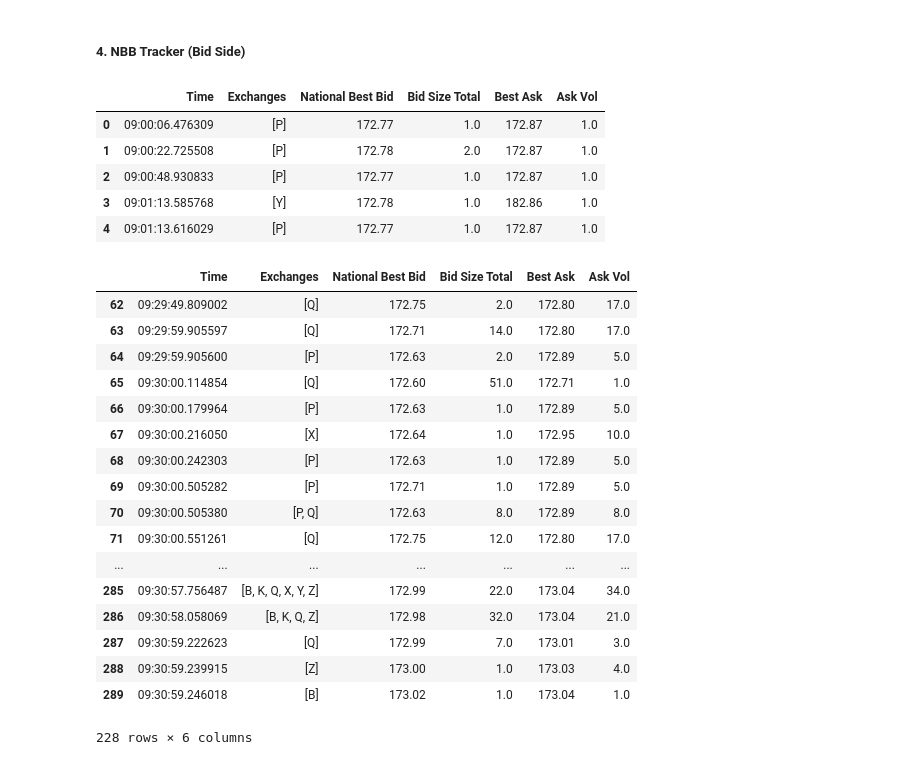
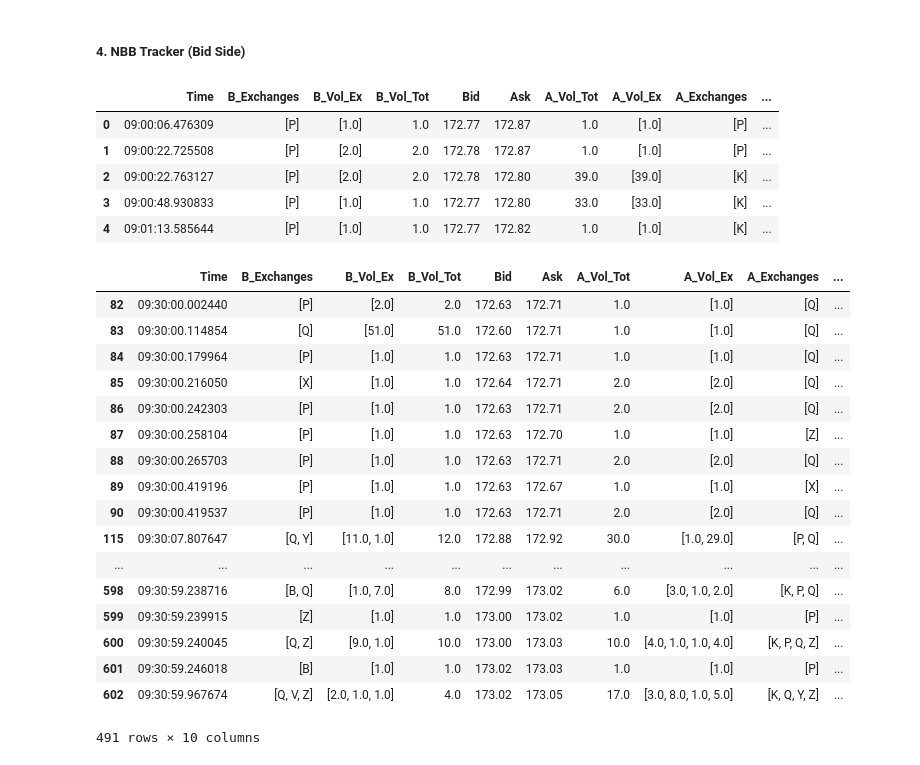
Before and after one commit to kevinramlal/QuotingBehaviour, a Jupyter notebook: TAQ/Notebooks/TAQ SandBox.ipynb, the cells around one changed output. Cells and saved outputs as stored; diff of their text form; code cells hidden in the pictures.

```diff
--- a/TAQ/Notebooks/TAQ SandBox.ipynb
+++ b/TAQ/Notebooks/TAQ SandBox.ipynb
@@ -15,6 +15,6 @@ from iex_helper import * #imports stock_data class from iex_helper.py
 # %%
 #stock_data class requires two inputs; quotes & trades
 
-quotes = '../AAPL_train.csv' #
+quotes = '../Training_Files/AAPL_train.csv' #
 q = pd.read_csv(quotes,low_memory = False)
 AAPL = quote_wrangler(quotes) #initiate class
@@ -54,38 +91,38 @@ quotes[(quotes['Time'] >= '09:30:00') & (quotes['Time'] <= '09:30:01')] #already
 # %% [markdown]
 ##### 4. NBB Tracker (Bid Side)
 # %%
-NBB_df = AAPL.NBB_combiner()
+NBB_df = AAPL.NB_combiner()
 # %%
 NBB_df.head()
 # %% [output]
-|  | Time | Exchanges | National Best Bid | Bid Size Total | Best Ask | Ask Vol |
-| 0 | 09:00:06.476309 | [P] | 172.77 | 1.0 | 172.87 | 1.0 |
-| 1 | 09:00:22.725508 | [P] | 172.78 | 2.0 | 172.87 | 1.0 |
-| 2 | 09:00:48.930833 | [P] | 172.77 | 1.0 | 172.87 | 1.0 |
-| 3 | 09:01:13.585768 | [Y] | 172.78 | 1.0 | 182.86 | 1.0 |
-| 4 | 09:01:13.616029 | [P] | 172.77 | 1.0 | 172.87 | 1.0 |
+|  | Time | B_Exchanges | B_Vol_Ex | B_Vol_Tot | Bid | Ask | A_Vol_Tot | A_Vol_Ex | A_Exchanges | ... |
+| 0 | 09:00:06.476309 | [P] | [1.0] | 1.0 | 172.77 | 172.87 | 1.0 | [1.0] | [P] | ... |
+| 1 | 09:00:22.725508 | [P] | [2.0] | 2.0 | 172.78 | 172.87 | 1.0 | [1.0] | [P] | ... |
+| 2 | 09:00:22.763127 | [P] | [2.0] | 2.0 | 172.78 | 172.80 | 39.0 | [39.0] | [K] | ... |
+| 3 | 09:00:48.930833 | [P] | [1.0] | 1.0 | 172.77 | 172.80 | 33.0 | [33.0] | [K] | ... |
+| 4 | 09:01:13.585644 | [P] | [1.0] | 1.0 | 172.77 | 172.82 | 1.0 | [1.0] | [K] | ... |
 # %%
-NBB_df[(NBB_df['Time'] >= '09:29:00') & (NBB_df['Time'] <= '09:31:00')]
+NBB_df[(NBB_df['Time'] >= '09:30:00') & (NBB_df['Time'] <= '09:31:00') & (NBB_df['A_Vol_Tot'] != 0)]
 
 # filtered_df = AAPL_Jan_5.BBO_series()
 # ex_dict = {k:0 for k in AAPL_Jan_5.exchange_map.keys()}
 # cols = ['BID']
 # %% [output]
-|  | Time | Exchanges | National Best Bid | Bid Size Total | Best Ask | Ask Vol |
-| 62 | 09:29:49.809002 | [Q] | 172.75 | 2.0 | 172.80 | 17.0 |
-| 63 | 09:29:59.905597 | [Q] | 172.71 | 14.0 | 172.80 | 17.0 |
-| 64 | 09:29:59.905600 | [P] | 172.63 | 2.0 | 172.89 | 5.0 |
-| 65 | 09:30:00.114854 | [Q] | 172.60 | 51.0 | 172.71 | 1.0 |
-| 66 | 09:30:00.179964 | [P] | 172.63 | 1.0 | 172.89 | 5.0 |
-| 67 | 09:30:00.216050 | [X] | 172.64 | 1.0 | 172.95 | 10.0 |
-| 68 | 09:30:00.242303 | [P] | 172.63 | 1.0 | 172.89 | 5.0 |
-| 69 | 09:30:00.505282 | [P] | 172.71 | 1.0 | 172.89 | 5.0 |
-| 70 | 09:30:00.505380 | [P, Q] | 172.63 | 8.0 | 172.89 | 8.0 |
-| 71 | 09:30:00.551261 | [Q] | 172.75 | 12.0 | 172.80 | 17.0 |
-| ... | ... | ... | ... | ... | ... | ... |
-| 285 | 09:30:57.756487 | [B, K, Q, X, Y, Z] | 172.99 | 22.0 | 173.04 | 34.0 |
-| 286 | 09:30:58.058069 | [B, K, Q, Z] | 172.98 | 32.0 | 173.04 | 21.0 |
-| 287 | 09:30:59.222623 | [Q] | 172.99 | 7.0 | 173.01 | 3.0 |
-| 288 | 09:30:59.239915 | [Z] | 173.00 | 1.0 | 173.03 | 4.0 |
-| 289 | 09:30:59.246018 | [B] | 173.02 | 1.0 | 173.04 | 1.0 |
+|  | Time | B_Exchanges | B_Vol_Ex | B_Vol_Tot | Bid | Ask | A_Vol_Tot | A_Vol_Ex | A_Exchanges | ... |
+| 82 | 09:30:00.002440 | [P] | [2.0] | 2.0 | 172.63 | 172.71 | 1.0 | [1.0] | [Q] | ... |
+| 83 | 09:30:00.114854 | [Q] | [51.0] | 51.0 | 172.60 | 172.71 | 1.0 | [1.0] | [Q] | ... |
+| 84 | 09:30:00.179964 | [P] | [1.0] | 1.0 | 172.63 | 172.71 | 1.0 | [1.0] | [Q] | ... |
+| 85 | 09:30:00.216050 | [X] | [1.0] | 1.0 | 172.64 | 172.71 | 2.0 | [2.0] | [Q] | ... |
+| 86 | 09:30:00.242303 | [P] | [1.0] | 1.0 | 172.63 | 172.71 | 2.0 | [2.0] | [Q] | ... |
+| 87 | 09:30:00.258104 | [P] | [1.0] | 1.0 | 172.63 | 172.70 | 1.0 | [1.0] | [Z] | ... |
+| 88 | 09:30:00.265703 | [P] | [1.0] | 1.0 | 172.63 | 172.71 | 2.0 | [2.0] | [Q] | ... |
+| 89 | 09:30:00.419196 | [P] | [1.0] | 1.0 | 172.63 | 172.67 | 1.0 | [1.0] | [X] | ... |
+| 90 | 09:30:00.419537 | [P] | [1.0] | 1.0 | 172.63 | 172.71 | 2.0 | [2.0] | [Q] | ... |
+| 115 | 09:30:07.807647 | [Q, Y] | [11.0, 1.0] | 12.0 | 172.88 | 172.92 | 30.0 | [1.0, 29.0] | [P, Q] | ... |
+| ... | ... | ... | ... | ... | ... | ... | ... | ... | ... | ... |
+| 598 | 09:30:59.238716 | [B, Q] | [1.0, 7.0] | 8.0 | 172.99 | 173.02 | 6.0 | [3.0, 1.0, 2.0] | [K, P, Q] | ... |
+| 599 | 09:30:59.239915 | [Z] | [1.0] | 1.0 | 173.00 | 173.02 | 1.0 | [1.0] | [P] | ... |
+| 600 | 09:30:59.240045 | [Q, Z] | [9.0, 1.0] | 10.0 | 173.00 | 173.03 | 10.0 | [4.0, 1.0, 1.0, 4.0] | [K, P, Q, Z] | ... |
+| 601 | 09:30:59.246018 | [B] | [1.0] | 1.0 | 173.02 | 173.03 | 1.0 | [1.0] | [P] | ... |
+| 602 | 09:30:59.967674 | [Q, V, Z] | [2.0, 1.0, 1.0] | 4.0 | 173.02 | 173.05 | 17.0 | [3.0, 8.0, 1.0, 5.0] | [K, Q, Y, Z] | ... |
-228 rows × 6 columns
+491 rows × 10 columns
```
Also changed, not shown: parts of 4 cells of this notebook, 18 other files.
